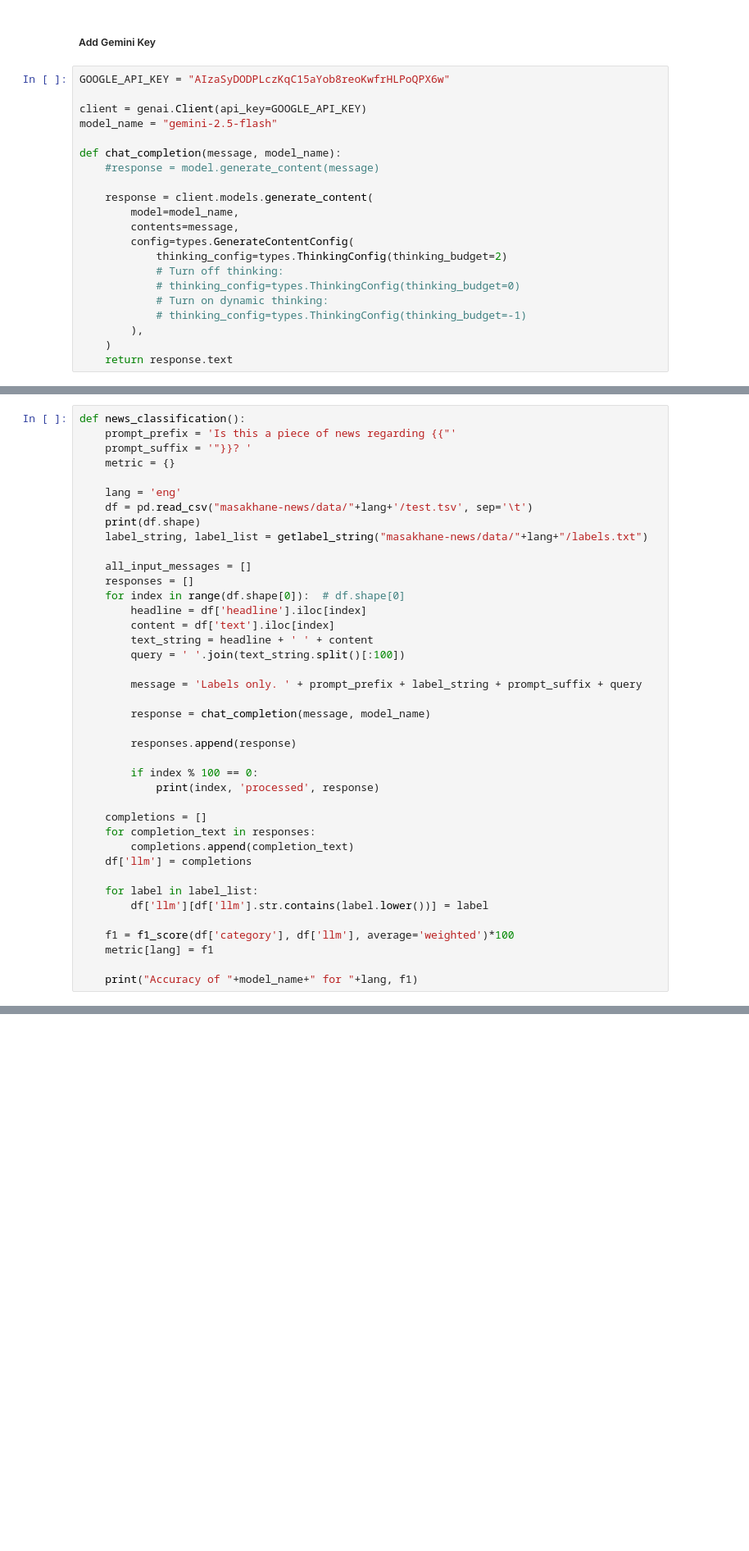
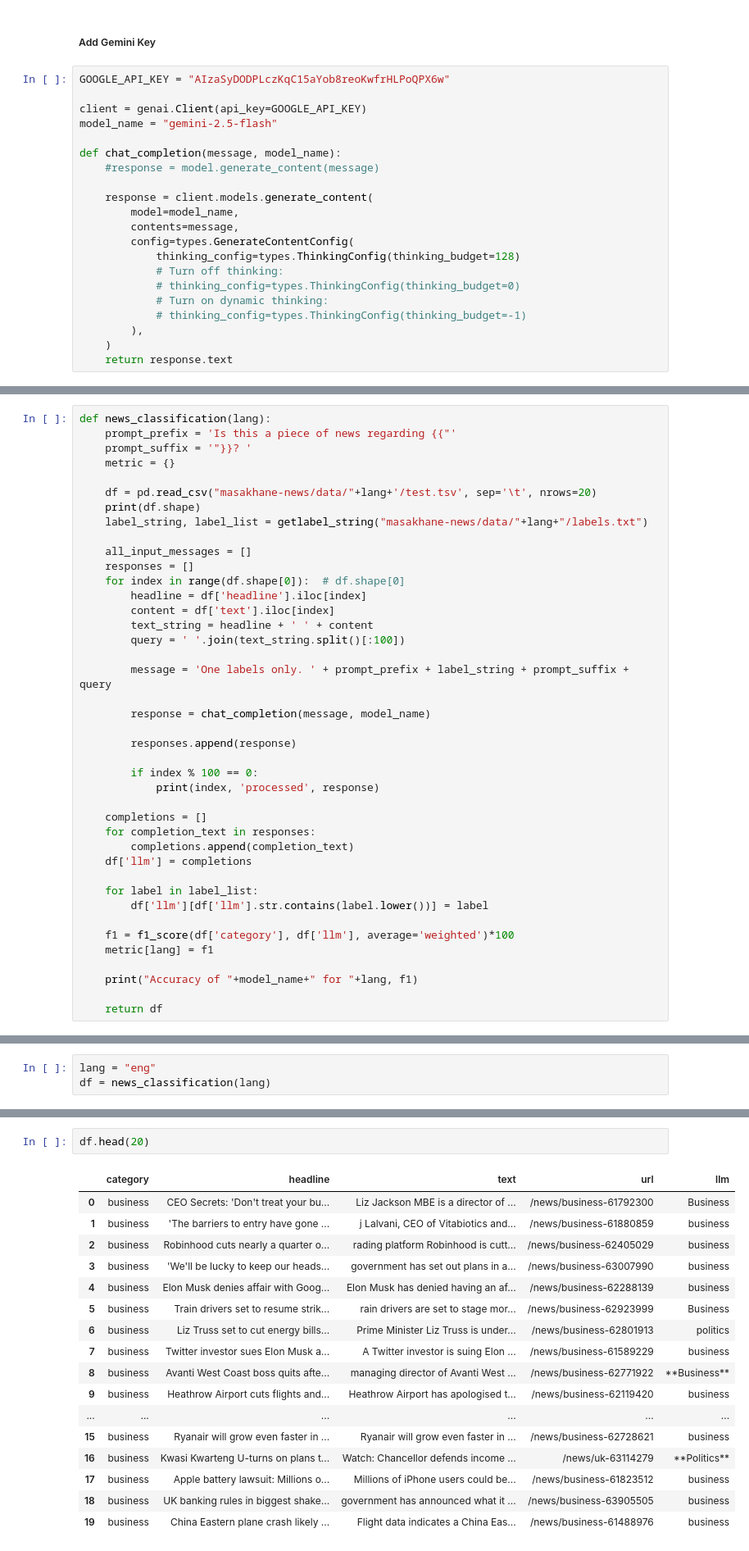
Before and after one commit to dadelani/NLP_DL_Intro, a Jupyter notebook: PAIDeF_AI4D_topic_classification_notebook.ipynb, the cells around one changed output, grey strips where cells are left out. Shown at 82% size. Drawn from its saved outputs; the diff is of its cells as text; blank space fills up the shorter version.

```diff
--- a/PAIDeF_AI4D_topic_classification_notebook.ipynb
+++ b/PAIDeF_AI4D_topic_classification_notebook.ipynb
@@ -305,7 +308,7 @@ def chat_completion(message, model_name):
         model=model_name,
         contents=message,
         config=types.GenerateContentConfig(
-            thinking_config=types.ThinkingConfig(thinking_budget=2)
+            thinking_config=types.ThinkingConfig(thinking_budget=128)
             # Turn off thinking:
             # thinking_config=types.ThinkingConfig(thinking_budget=0)
             # Turn on dynamic thinking:
@@ -325,13 +328,12 @@ def getlabel_string(filename):
 
     return label_string, label_list
 # %%
-def news_classification():
+def news_classification(lang):
     prompt_prefix = 'Is this a piece of news regarding {{"'
     prompt_suffix = '"}}? '
     metric = {}
 
-    lang = 'eng'
-    df = pd.read_csv("masakhane-news/data/"+lang+'/test.tsv', sep='\t')
+    df = pd.read_csv("masakhane-news/data/"+lang+'/test.tsv', sep='\t', nrows=20)
     print(df.shape)
     label_string, label_list = getlabel_string("masakhane-news/data/"+lang+"/labels.txt")
 
@@ -343,7 +345,7 @@ def news_classification():
         text_string = headline + ' ' + content
         query = ' '.join(text_string.split()[:100])
 
-        message = 'Labels only. ' + prompt_prefix + label_string + prompt_suffix + query
+        message = 'One labels only. ' + prompt_prefix + label_string + prompt_suffix + query
 
         response = chat_completion(message, model_name)
 
@@ -364,3 +366,5 @@ def news_classification():
     metric[lang] = f1
 
     print("Accuracy of "+model_name+" for "+lang, f1)
+
+    return df
@@ -373,0 +371,3 @@ news_classification()
+# %%
+lang = "eng"
+df = news_classification(lang)
@@ -373,0 +378,20 @@ news_classification()
+# %%
+df.head(20)
+# %% [output]
+|  | category | headline | text | url | llm |
+| 0 | business | CEO Secrets: 'Don't treat your bu... | Liz Jackson MBE is a director of ... | /news/business-61792300 | Business |
+| 1 | business | 'The barriers to entry have gone ... | j Lalvani, CEO of Vitabiotics and... | /news/business-61880859 | business |
+| 2 | business | Robinhood cuts nearly a quarter o... | rading platform Robinhood is cutt... | /news/business-62405029 | business |
+| 3 | business | 'We'll be lucky to keep our heads... | government has set out plans in a... | /news/business-63007990 | business |
+| 4 | business | Elon Musk denies affair with Goog... | Elon Musk has denied having an af... | /news/business-62288139 | business |
+| 5 | business | Train drivers set to resume strik... | rain drivers are set to stage mor... | /news/business-62923999 | Business |
+| 6 | business | Liz Truss set to cut energy bills... | Prime Minister Liz Truss is under... | /news/business-62801913 | politics |
+| 7 | business | Twitter investor sues Elon Musk a... | A Twitter investor is suing Elon ... | /news/business-61589229 | business |
+| 8 | business | Avanti West Coast boss quits afte... | managing director of Avanti West ... | /news/business-62771922 | **Business** |
+| 9 | business | Heathrow Airport cuts flights and... | Heathrow Airport has apologised t... | /news/business-62119420 | business |
+| ... | ... | ... | ... | ... | ... |
+| 15 | business | Ryanair will grow even faster in ... | Ryanair will grow even faster in ... | /news/business-62728621 | business |
+| 16 | business | Kwasi Kwarteng U-turns on plans t... | Watch: Chancellor defends income ... | /news/uk-63114279 | **Politics** |
+| 17 | business | Apple battery lawsuit: Millions o... | Millions of iPhone users could be... | /news/business-61823512 | business |
+| 18 | business | UK banking rules in biggest shake... | government has announced what it ... | /news/business-63905505 | business |
+| 19 | business | China Eastern plane crash likely ... | Flight data indicates a China Eas... | /news/business-61488976 | business |
```
Also changed, not shown: parts of 6 cells of this notebook.
